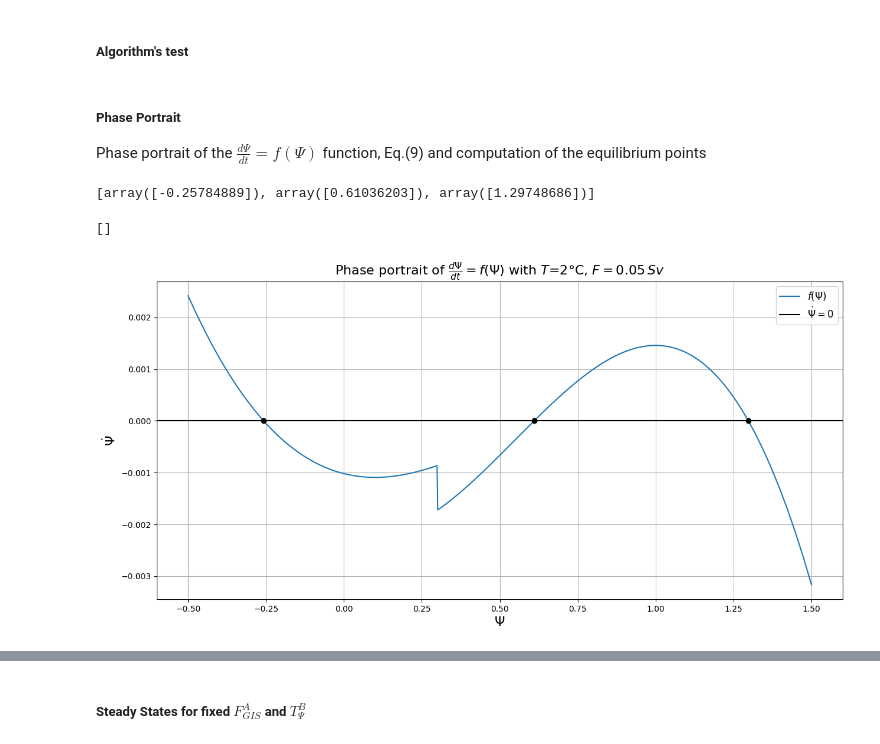
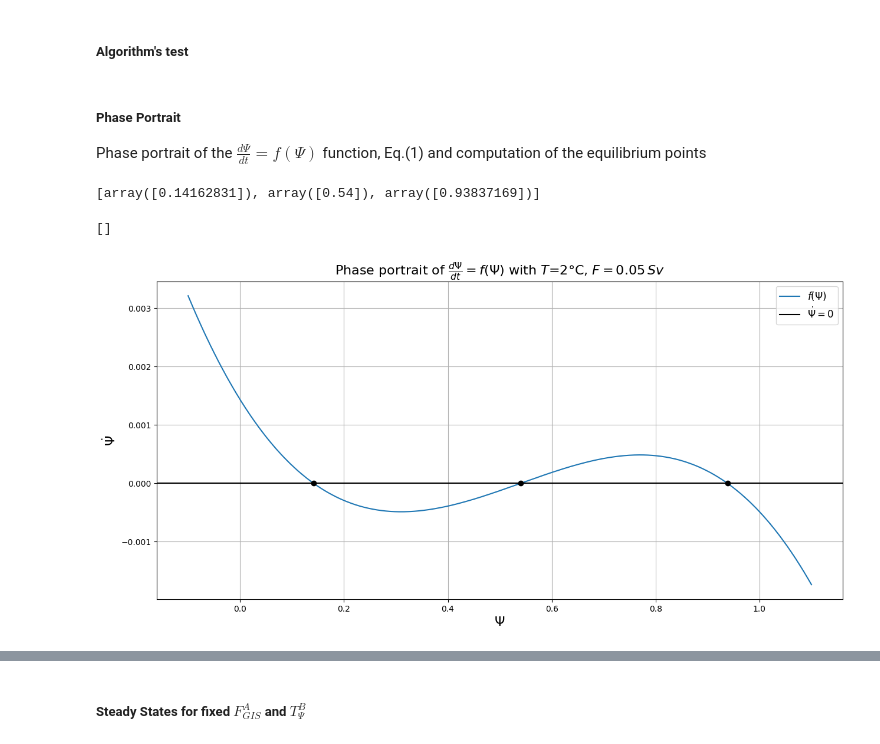
Before and after one commit to AmauryLaridon/LPHYS2299-Master-s-Thesis, a Jupyter notebook: SURFER/SURFER - Tipping Module Calibration/Tipping Module Calibration.ipynb, the cells around one changed output, grey strips where cells are left out. Saved outputs shown, nothing was run; the diff lists cells and outputs as text; code cells hidden in the pictures.

```diff
--- a/SURFER/SURFER - Tipping Module Calibration/Tipping Module Calibration.ipynb
+++ b/SURFER/SURFER - Tipping Module Calibration/Tipping Module Calibration.ipynb
@@ -57,32 +58,38 @@ To avoid confusion, I explicitly define a function by coefficients, although the
 # %%
 ### Definition of the functions computing the coefficient's values.
 def a1(xp,xm):
-    """Definition of the a_1 coefficient cfr. Eq.(1)"""
+    """Definition of the a_1 coefficient cfr. Eq.(a)"""
     return (3/2)*(xp+xm)
 def b1(xp,xm):
-    """Definition of the b_1 coefficient cfr. Eq.(2)"""
+    """Definition of the b_1 coefficient cfr. Eq.(b)"""
     return -3*xp*xm
 def c1_A(xp,xm,op,om):
-    """Definition of the c_1^A coefficient cfr. Eq.(3)"""
+    """Definition of the c_1^A coefficient cfr. Eq.(c)"""
     return (op*xm**2*(xm-3*xp)-om*xp**2*(xp-3*xm))/(2*(om-op))
 def d1(xp,xm,op,om):
-    """Definition of the d_1 coefficient cfr. Eq.(4)"""
+    """Definition of the d_1 coefficient cfr. Eq.(d)"""
     return -(xp-xm)**3/(2*(op-om))
 def c1_B(xp,xm,op,om):
-    """Definition of the c_1^B coefficient cfr. Eq.(5)"""
+    """Definition of the c_1^B coefficient cfr. Eq.(e)"""
     return (op*xm**2*(xm-3*xp)-om*xp**2*(xp-3*xm))/(2*(om-op))
 def e12(xp,xm,op,om):
-    """Definition of the c_12 coefficient cfr. Eq.(6)"""
+    """Definition of the c_12 coefficient cfr. Eq.(f)"""
     return -(xp-xm)**3/(2*(op-om))
 def c1_from_A(c1_A, e12, F_A):
-    """Definition of the c_1 coefficient from experience A cfr. Eq.(7)"""
+    """Definition of the c_1 coefficient from experience A cfr. Eq.(g)"""
     return c1_A-(e12*F_A)
 def c1_from_B(c1_B, e12, T_B):
-    """Definition of the c_1 coefficient from experience B cfr. Eq.(8)"""
+    """Definition of the c_1 coefficient from experience B cfr. Eq.(h)"""
     return c1_B-(e12*T_B)
+def xm_today(op,om,xp) :
+    """Definition of the constrain that the state of the system is equal to 1, its maximal value when the forcing is equal to zero at pre-industrial times"""
+    G = (op+om+2*(op*om)**0.5)/(op-om)
+    return (-2+xp*(1+G**(1/3)+G**(-1/3)))/(-1+G**(1/3)+G**(-1/3))
+
 ### Definition of the calibration module ###
 def calib_module_AMOC_ParamA(Psip,Psim, Tp, Tm, Fp, Fm, F_A, T_B):
     """Calibration module for the AMOC with the parametrisation A for the fresh water flux."""
+    Psim = xm_today(Tp, Tm, Psip)
     a_1 = a1(Psip, Psim)
     b_1 = b1(Psip,Psim)
     c1A = c1_A(Psip, Psim, Tp, Tm)
@@ -159,28 +212,32 @@ def f_ExpB(Psi, F_forcing):
 # %% [markdown]
 ##### Phase Portrait
 
-Phase portrait of the $\frac{d\Psi}{dt} = f(\Psi)$ function, Eq.(9) and computation of the equilibrium points
+Phase portrait of the $\frac{d\Psi}{dt} = f(\Psi)$ function, Eq.(1) and computation of the equilibrium points
 # %%
-### Computation of the equilibirum points of equation (9) ####
+### Computation of the equilibirum points of equation (1) ####
 
-eq_points_1 = fsolve(dPsi_dt, 0, args=(T_B, F_A, AMOC_params))
+eq_points_1 = fsolve(dPsi_dt, -0.5, args=(T_B, F_A, AMOC_params))
 eq_points_2 = fsolve(dPsi_dt, 0.5, args=(T_B, F_A, AMOC_params))
 eq_points_3 = fsolve(dPsi_dt, 1.25, args=(T_B, F_A, AMOC_params))
 
 eq_points = [eq_points_1, eq_points_2, eq_points_3]
 print(eq_points)
 
-### Plot of the phase portrait Eq.(9) with equilibrium points
+### Plot of the phase portrait Eq.(1) with equilibrium points
 N = 1000
-Psi = np.linspace(-0.5, 1.5, N)
+Psi = np.linspace(-0.1, 1.1, N)
 Y = np.zeros(N)
+#Z = np.zeros(N)
 for i in range(N):
     y = dPsi_dt(Psi[i], T_B, F_A, AMOC_params)
+#    z = dPsi_dt_ExpA(Psi[i], T_B, AMOC_params)
     Y[i] = y
+#    Z[i] = z
 
 fig, ax = plt.subplots(1,1,figsize=(15,7))
 
 ax.plot(Psi, Y, label = r"$f(\Psi)$")
+#ax.plot(Psi, Z, label = "ExpA")
 plt.axhline(y=0, color="black", label="$\dot{\Psi}=0$")
 for i in range(3):
     plt.plot(eq_points[i], dPsi_dt(eq_points[i], T_B, F_A, AMOC_params), "ko")
@@ -191,34 +248,34 @@ ax.legend(fontsize = 12)
 plt.grid()
 plt.plot()
 
-# ### Plot of the phase portrait Eq.(10)
+# ### Plot of the phase portrait Eq.(2)
 # Y_ExpA = f_ExpA(Psi, T_forcing_val)
 
 # fig, ax = plt.subplots(1,1,figsize=(15,7))
 
 # ax.plot(Psi, Y_ExpA, label = r"$f_{ExpA}(\Psi)$", color="g")
 # plt.axhline(y=0, color="black", label="$\dot{\Psi}=0$")
 # ax.set_xlabel(r"$\Psi$", fontsize = 16)
 # ax.set_ylabel(r"$\dot{\Psi}$", fontsize = 16)
 # ax.set_title("Phase portrait of "+r"$\frac{d\Psi}{dt} = f_{ExpA}(\Psi)$"+" with "+r"$T$={}°C,".format(T_forcing_val)+r" $F={}\,Sv$".format(F_forcing_val), fontsize = 16)
 # ax.legend(fontsize = 12)
 # plt.grid()
 # plt.plot()
 
-# ### Plot of the phase portrait Eq.(11)
+# ### Plot of the phase portrait Eq.(3)
 # Y_ExpB = f_ExpB(Psi, F_forcing_val)
 
 # fig, ax = plt.subplots(1,1,figsize=(15,7))
 
 # ax.plot(Psi, Y, label = r"$f_{ExpB}(\Psi)$", color="r")
 # plt.axhline(y=0, color="black", label="$\dot{\Psi}=0$")
 # ax.set_xlabel(r"$\Psi$", fontsize = 16)
 # ax.set_ylabel(r"$\dot{\Psi}$", fontsize = 16)
 # ax.set_title("Phase portrait of "+r"$\frac{d\Psi}{dt} = f_{ExpB}(\Psi)$"+" with "+r"$T$={}°C,".format(T_forcing_val)+r" $F={}\,Sv$".format(F_forcing_val), fontsize = 16)
 # ax.legend(fontsize = 12)
 # plt.grid()
 # plt.plot()
 # %% [output]
-[array([-0.25784889]), array([0.61036203]), array([1.29748686])]
+[array([0.14162831]), array([0.54]), array([0.93837169])]
 []
-[figure, old version]
+[figure, new version]
```
Also changed, not shown: parts of 23 cells of this notebook.
